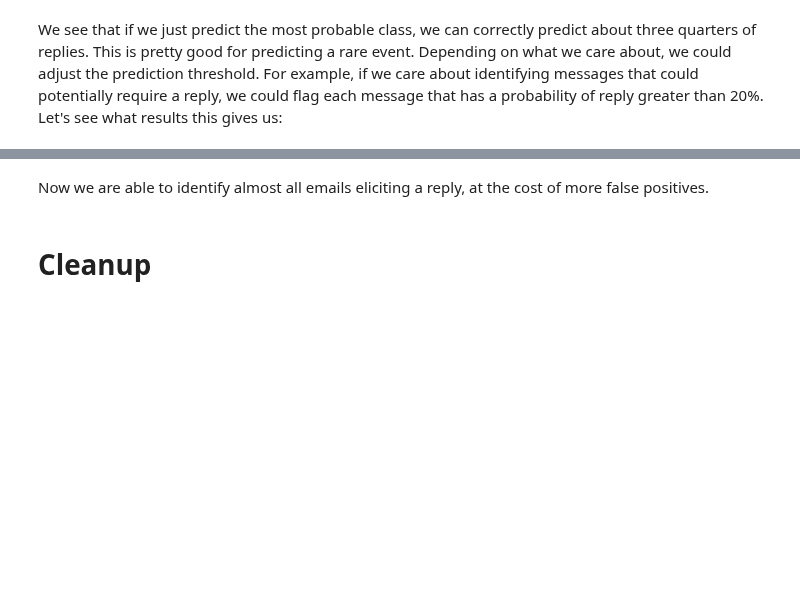
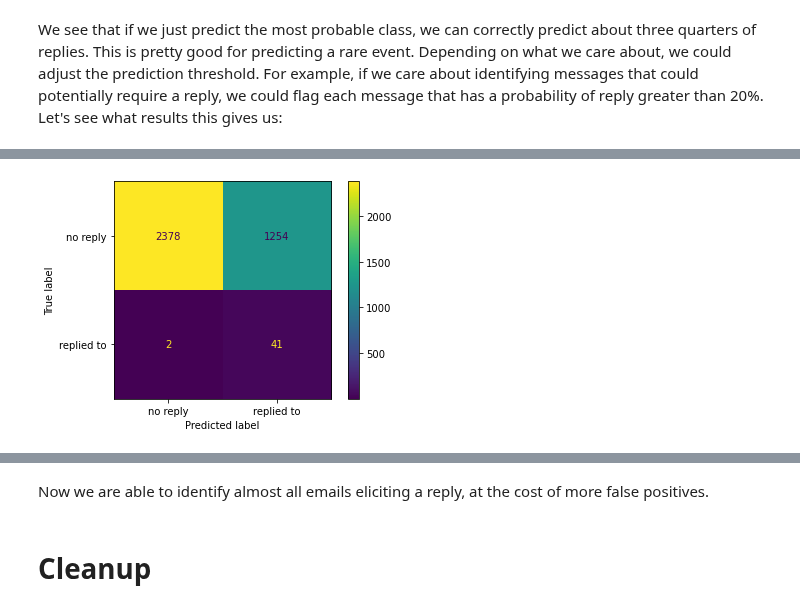
Before and after one commit to tloeber/email-classification, a Jupyter notebook: 2-blazing-text-model-training.ipynb, the cells around one changed output, grey strips where cells are left out. Drawn from its saved outputs; the diff is of its cells as text; code cells hidden in the pictures; blank space fills up the shorter version.

```diff
--- a/2-blazing-text-model-training.ipynb
+++ b/2-blazing-text-model-training.ipynb
@@ -242,6 +358,5 @@ print(
 # %%
-cm = confusion_matrix(y_true=y_true, y_pred=y_score>0.2)
-disp = ConfusionMatrixDisplay(confusion_matrix=cm, display_labels=['no reply', 'replied to'])
-disp = disp.plot()
-plt.show()
+create_confusion_matrix(predictions, threshold = 0.2)
+# %% [output]
+[figure, added]
 # %%
```
Also changed, not shown: parts of 23 cells of this notebook, 1 other file.
